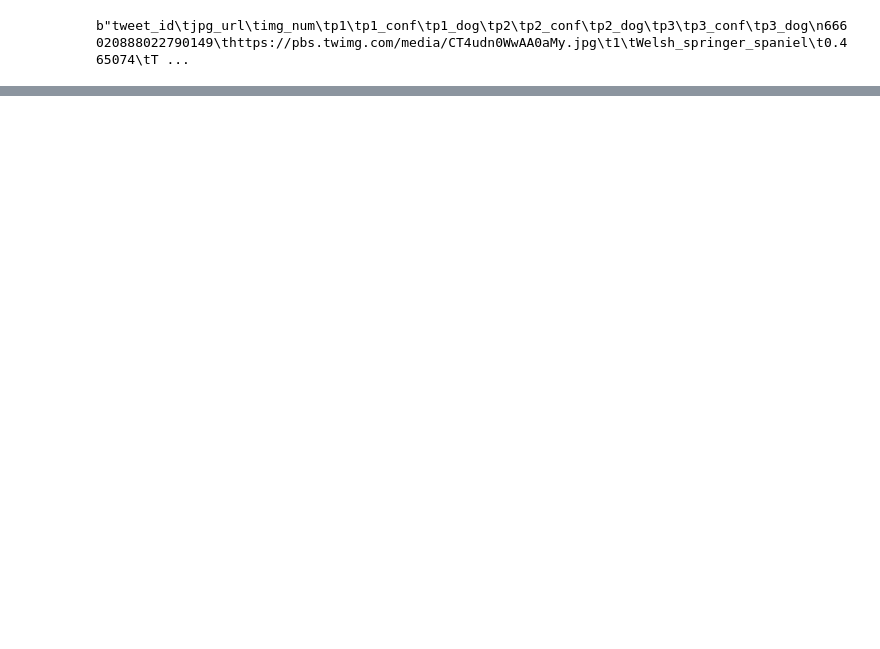
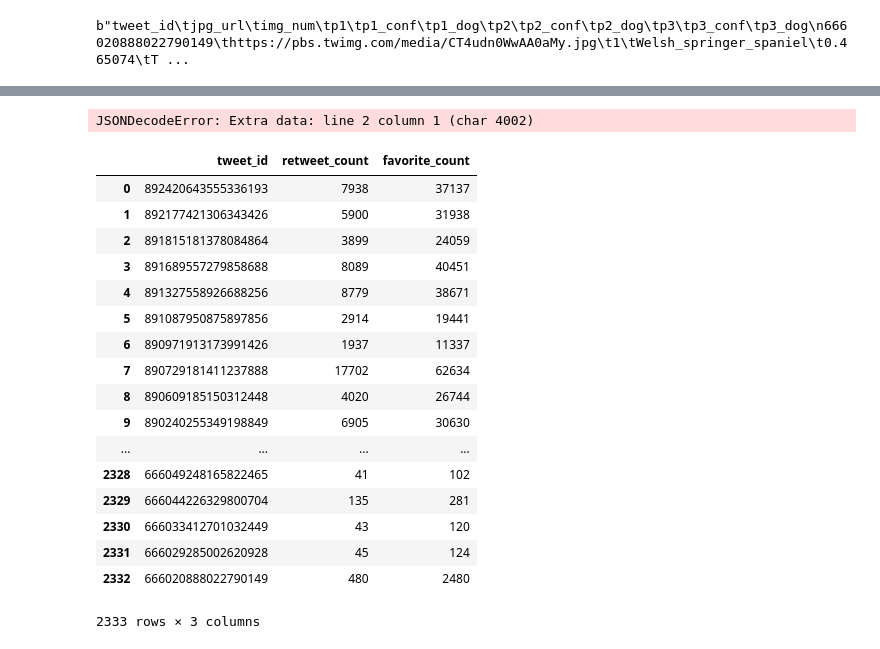
Before and after one commit to vijayelango/DataWrangling, a Jupyter notebook: wrangle_act.ipynb, the cells around one changed output, grey strips where cells are left out. Saved outputs shown, nothing was run; the diff lists cells and outputs as text; code cells hidden in the pictures; blank space fills up the shorter version.

```diff
--- a/wrangle_act.ipynb
+++ b/wrangle_act.ipynb
@@ -52,3 +52,20 @@ df2.head()
 | 2 | 666033412701032449 | https://pbs.twimg.com/media/CT452... | 1 | German_shepherd | 0.596461 | True | malinois | 0.138584 | True | bloodhound | 0.116197 | ... |
 | 3 | 666044226329800704 | https://pbs.twimg.com/media/CT5Dr... | 1 | Rhodesian_ridgeback | 0.408143 | True | redbone | 0.360687 | True | miniature_pinscher | 0.222752 | ... |
 | 4 | 666049248165822465 | https://pbs.twimg.com/media/CT5IQ... | 1 | miniature_pinscher | 0.560311 | True | Rottweiler | 0.243682 | True | Doberman | 0.154629 | ... |
+# %%
+consumer_key = 'OM229GBiNW3RgFrSscxAuzg2Y'
+consumer_secret = 'OTybLZrhk0TAXm4hVGcKXnPfleO413dz5BR2ECJfbjEY1nTTHz'
+access_token = '849890149739581440-fV5rwzH4e7O8WOYYpFyEnt88K2SYQ2G'
+access_secret = 'eBmIDKLCoWrenn2d0r44djRuvx1zARPyh0tw0cmyg4bAJ'
+
+auth = tweepy.OAuthHandler(consumer_key, consumer_secret)
+auth.set_access_token(access_token, access_secret)
+#api = tweepy.API(auth)
+api = tweepy.API(auth_handler=auth, wait_on_rate_limit=True, wait_on_rate_limit_notify=True)
+# %%
+tweet_id = '666020888022790149'
+
+#test = api.get_status(tweet_id, tweet_mode='extended')
+test = api.get_status(tweet_id)
+
+#test
@@ -54,0 +157,41 @@ df2.head()
+# %%
+#df3 = pd.read_csv('tweet_json.txt')
+import json
+
+with open('tweet_json.txt') as json_file:
+    data = json.load(json_file)
+    for p in data['id']:
+        print('id: ' + p['id'])
+# %% [output]
+JSONDecodeError: Extra data: line 2 column 1 (char 4002)
+# %%
+df_3 = pd.DataFrame(columns=['tweet_id', 'retweet_count', 'favorite_count'])
+with open('tweet_json.txt') as f:
+    for line in f:
+        status  = json.loads(line)
+        tweet_id = status['id_str']
+        retweet_count = status['retweet_count']
+        favorite_count = status['favorite_count']
+        df_3 = df_3.append(pd.DataFrame([[tweet_id, retweet_count, favorite_count]],
+                                        columns=['tweet_id', 'retweet_count', 'favorite_count']))
+df_3 = df_3.reset_index(drop=True)
+df_3
+# %% [output]
+|  | tweet_id | retweet_count | favorite_count |
+| 0 | 892420643555336193 | 7938 | 37137 |
+| 1 | 892177421306343426 | 5900 | 31938 |
+| 2 | 891815181378084864 | 3899 | 24059 |
+| 3 | 891689557279858688 | 8089 | 40451 |
+| 4 | 891327558926688256 | 8779 | 38671 |
+| 5 | 891087950875897856 | 2914 | 19441 |
+| 6 | 890971913173991426 | 1937 | 11337 |
+| 7 | 890729181411237888 | 17702 | 62634 |
+| 8 | 890609185150312448 | 4020 | 26744 |
+| 9 | 890240255349198849 | 6905 | 30630 |
+| ... | ... | ... | ... |
+| 2328 | 666049248165822465 | 41 | 102 |
+| 2329 | 666044226329800704 | 135 | 281 |
+| 2330 | 666033412701032449 | 43 | 120 |
+| 2331 | 666029285002620928 | 45 | 124 |
+| 2332 | 666020888022790149 | 480 | 2480 |
+2333 rows × 3 columns
```
Also changed, not shown: parts of 4 cells of this notebook, 1 other file.
